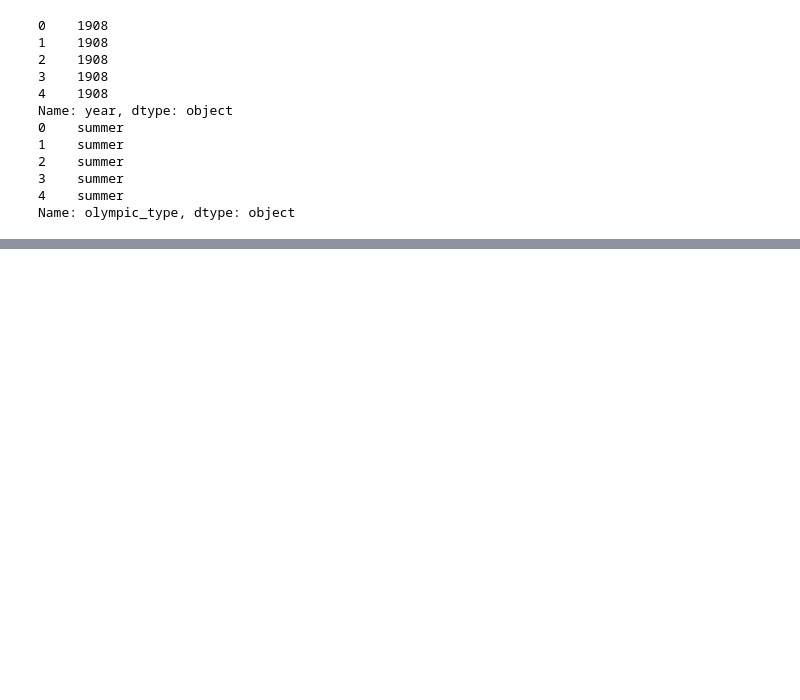
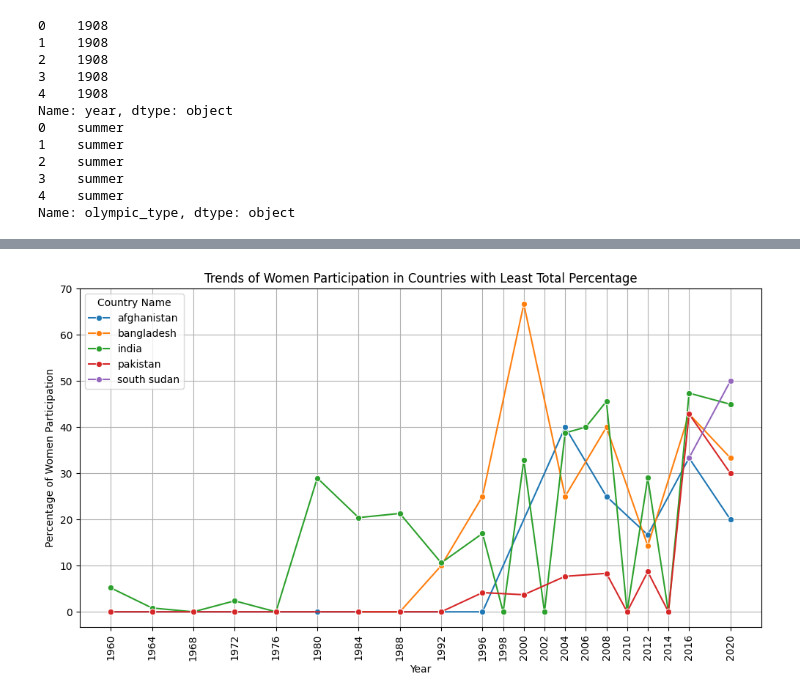
Before and after one commit to Geetansh170/OlympiTrack, a Jupyter notebook: DIC_Project.ipynb, the cells around one changed output, grey strips where cells are left out. Drawn from its saved outputs; the diff is of its cells as text; code cells hidden in the pictures; blank space fills up the shorter version.

```diff
--- a/DIC_Project.ipynb
+++ b/DIC_Project.ipynb
@@ -507,0 +703,20 @@ Athlete_Events_Details.head(10)
+# %%
+total_percentage_by_country = merged_data.groupby('Country Name')['percentage_women'].sum().reset_index()
+
+least_countries = total_percentage_by_country.nsmallest(5, 'percentage_women')['Country Name']
+
+df_least = merged_data[merged_data['Country Name'].isin(least_countries)]
+
+
+plt.figure(figsize=(12, 6))
+sns.lineplot(data=df_least, x='year', y='percentage_women_better', hue='Country Name', marker='o')
+plt.title('Trends of Women Participation in Countries with Least Total Percentage')
+plt.xlabel('Year')
+plt.ylabel('Percentage of Women Participation')
+plt.xticks(df_least['year'].unique())
+plt.grid(True)
+plt.xticks(rotation=90)
+plt.legend(title='Country Name')
+plt.show()
+# %% [output]
+[figure, added]
```
Also changed, not shown: parts of 49 cells of this notebook.
